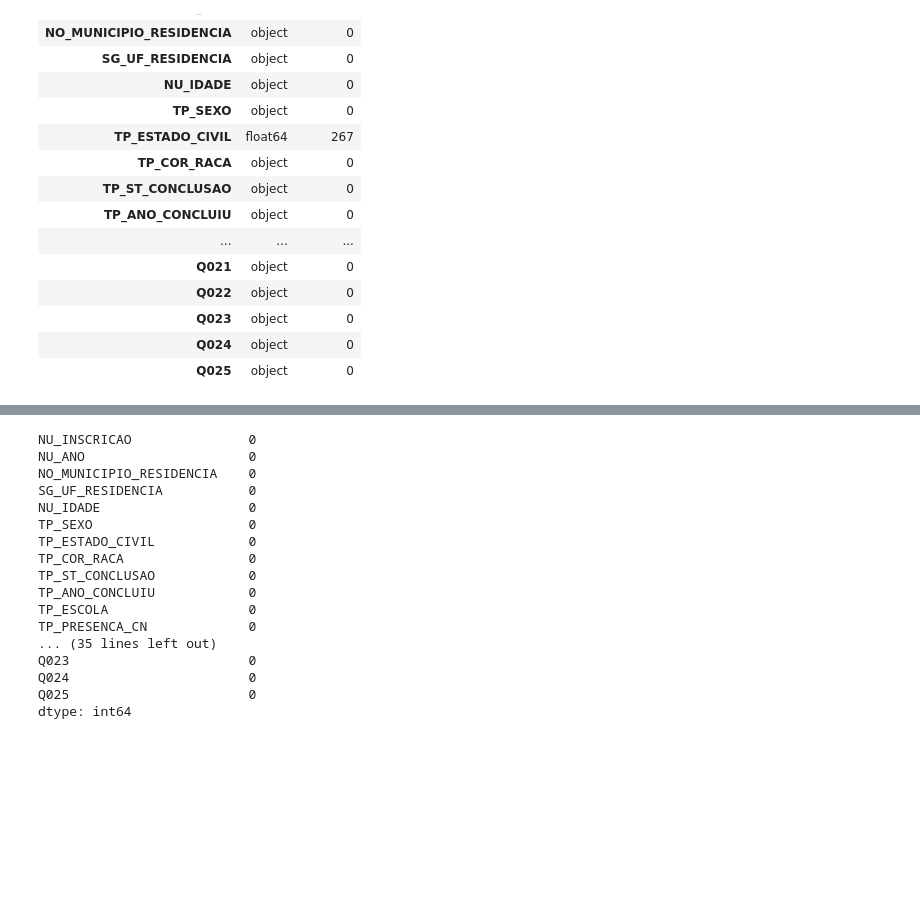
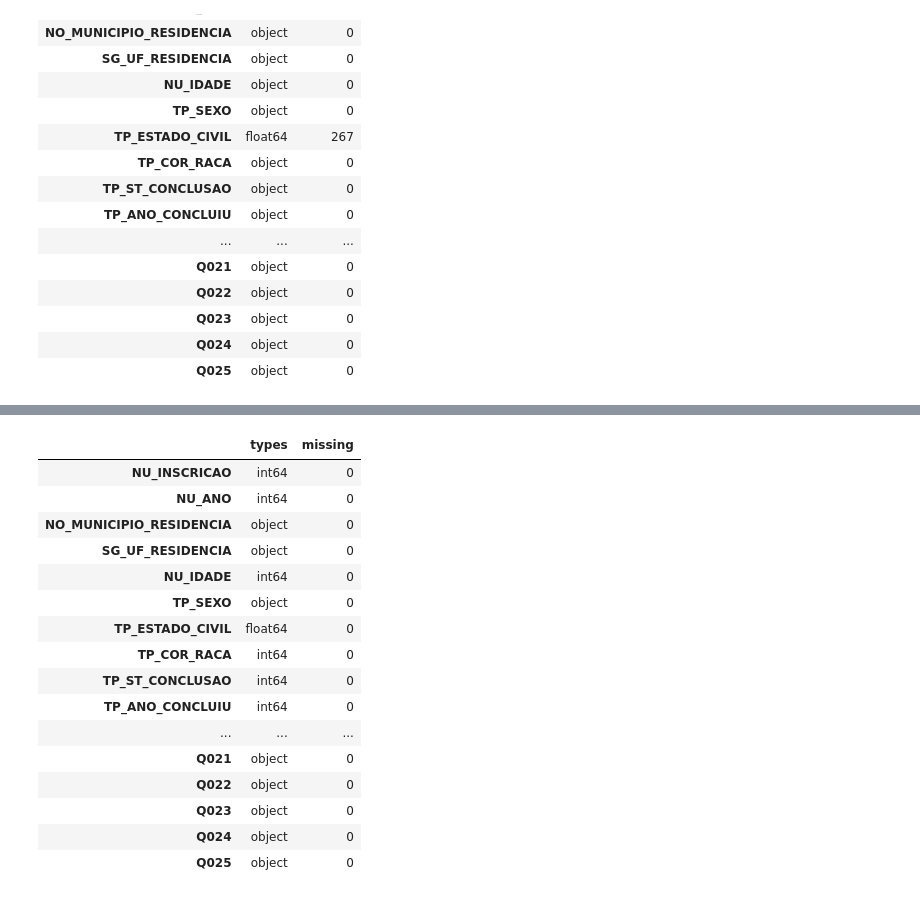
Before and after one commit to Chrystinne/enem, a Jupyter notebook: notebooks/enem_integration.ipynb, the cells around one changed output, grey strips where cells are left out. Cells and saved outputs as stored; diff of their text form; code cells hidden in the pictures; blank space fills up the shorter version.

```diff
--- a/notebooks/enem_integration.ipynb
+++ b/notebooks/enem_integration.ipynb
@@ -83,23 +93,35 @@ df_final.head()
+# %%
+def add_notas(x):
+    if(sum(pd.isna(x)) > 0):
+        df_x = df_groups.query('TP_ESCOLA==@x.TP_ESCOLA & TP_ST_CONCLUSAO==@x.TP_ST_CONCLUSAO & SG_UF_RESIDENCIA==@x.SG_UF_RESIDENCIA')
+
+        for c in df_x.columns:
+            if(pd.isna(x[c]) > 0):
+                x[c] = df_x[c]
+
+    return x
+# %%
+df_final = df_final.apply(add_notas, axis=1)
 # %%
-df_final.isna().sum()
+pd.DataFrame({'types': df_final.dtypes, 'missing': df_final.isna().sum()})
 # %% [output]
-NU_INSCRICAO               0
-NU_ANO                     0
-NO_MUNICIPIO_RESIDENCIA    0
-SG_UF_RESIDENCIA           0
-NU_IDADE                   0
-TP_SEXO                    0
-TP_ESTADO_CIVIL            0
-TP_COR_RACA                0
-TP_ST_CONCLUSAO            0
-TP_ANO_CONCLUIU            0
-TP_ESCOLA                  0
-TP_PRESENCA_CN             0
-... (35 lines left out)
-Q023                       0
-Q024                       0
-Q025                       0
-dtype: int64
+|  | types | missing |
+| NU_INSCRICAO | int64 | 0 |
+| NU_ANO | int64 | 0 |
+| NO_MUNICIPIO_RESIDENCIA | object | 0 |
+| SG_UF_RESIDENCIA | object | 0 |
+| NU_IDADE | int64 | 0 |
+| TP_SEXO | object | 0 |
+| TP_ESTADO_CIVIL | float64 | 0 |
+| TP_COR_RACA | int64 | 0 |
+| TP_ST_CONCLUSAO | int64 | 0 |
+| TP_ANO_CONCLUIU | int64 | 0 |
+| ... | ... | ... |
+| Q021 | object | 0 |
+| Q022 | object | 0 |
+| Q023 | object | 0 |
+| Q024 | object | 0 |
+| Q025 | object | 0 |
 # %%
 %%time
 
```
Also changed, not shown: parts of 11 cells of this notebook.
